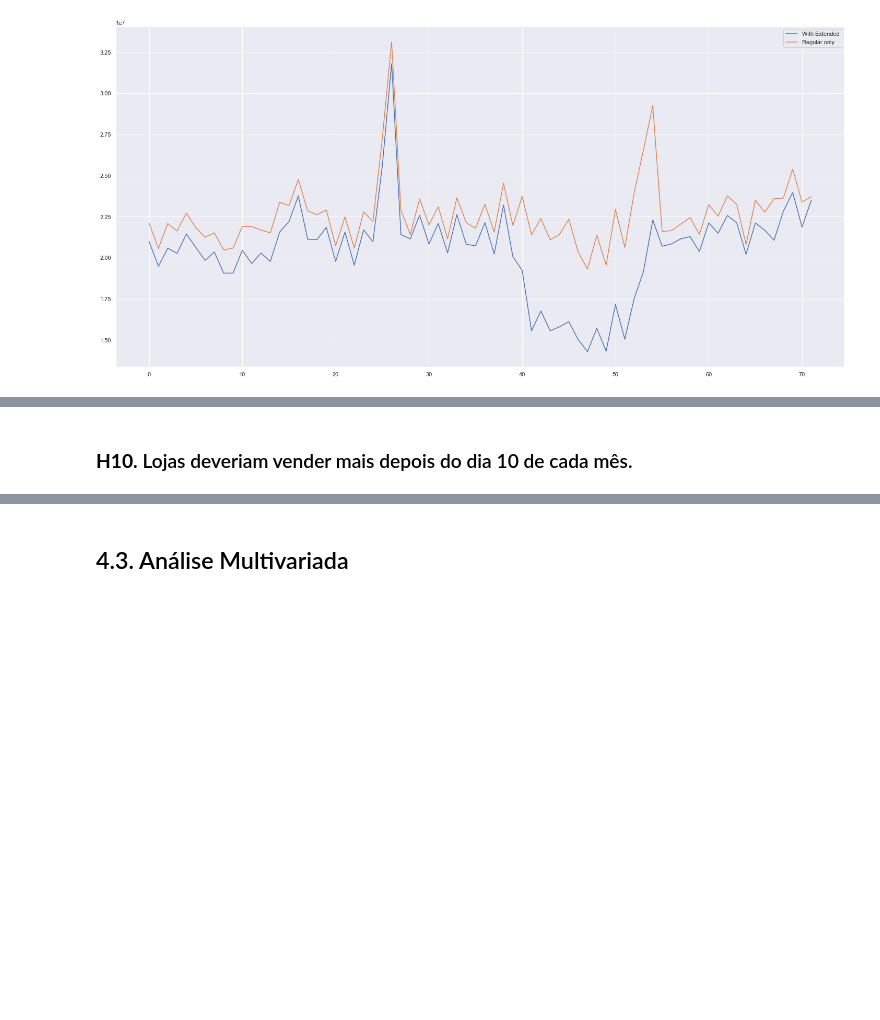
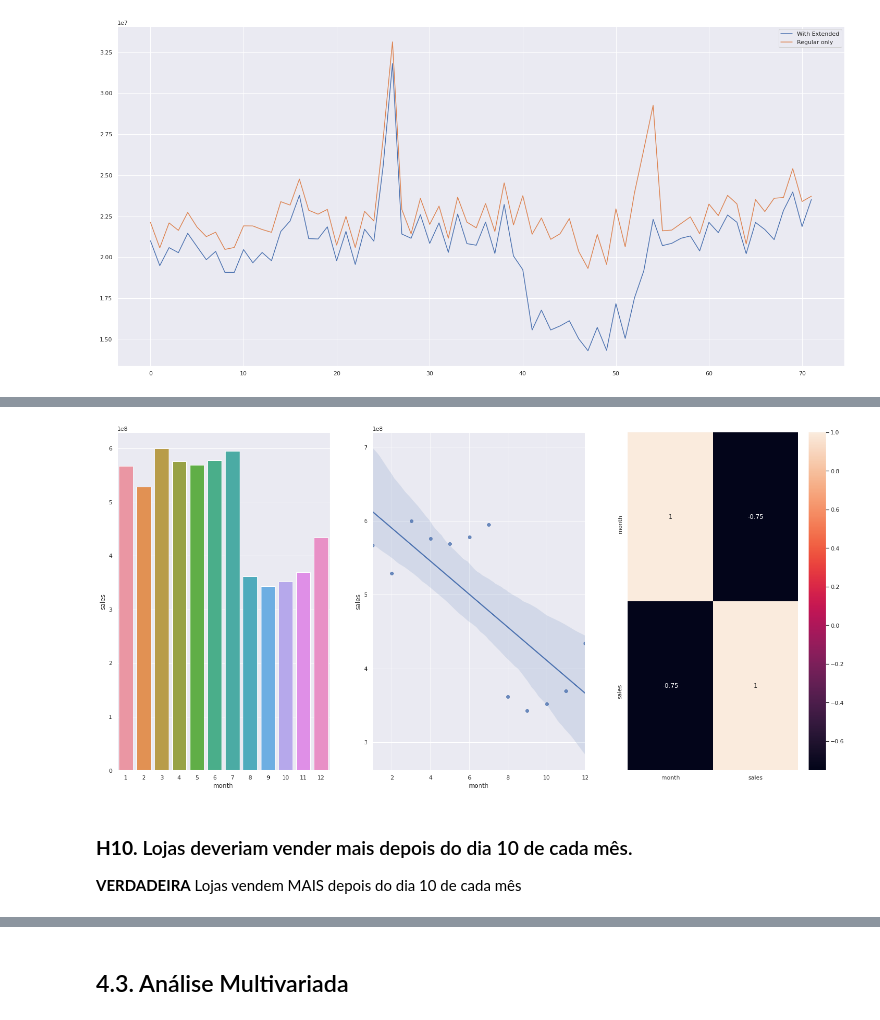
Before and after one commit to jeovaramos/DataScience_Em_Producao, a Jupyter notebook: m04_v01_store_sales_prediction.ipynb, the cells around one changed output, grey strips where cells are left out. Drawn from its saved outputs; the diff is of its cells as text; code cells hidden in the pictures; blank space fills up the shorter version.

```diff
--- a/m04_v01_store_sales_prediction.ipynb
+++ b/m04_v01_store_sales_prediction.ipynb
@@ -582,2 +609,15 @@ ax.legend(labels=['With Extended', 'Regular only']);
+# %%
+plt.subplot(1, 3, 1)
+temp = df4[['month', 'sales']].groupby('month').sum().reset_index()
+sns.barplot(x='month', y='sales', data=temp);
+
+plt.subplot(1, 3, 2)
+sns.regplot(x='month', y='sales', data=temp);
+
+plt.subplot(1, 3, 3)
+sns.heatmap(temp.corr(method='pearson'), annot=True);
+# %% [output]
+[figure, added]
 # %% [markdown]
 ### **H10.** Lojas deveriam vender mais depois do dia 10 de cada mês.
+**VERDADEIRA** Lojas vendem MAIS depois do dia 10 de cada mês
```
Also changed, not shown: parts of 13 cells of this notebook.
